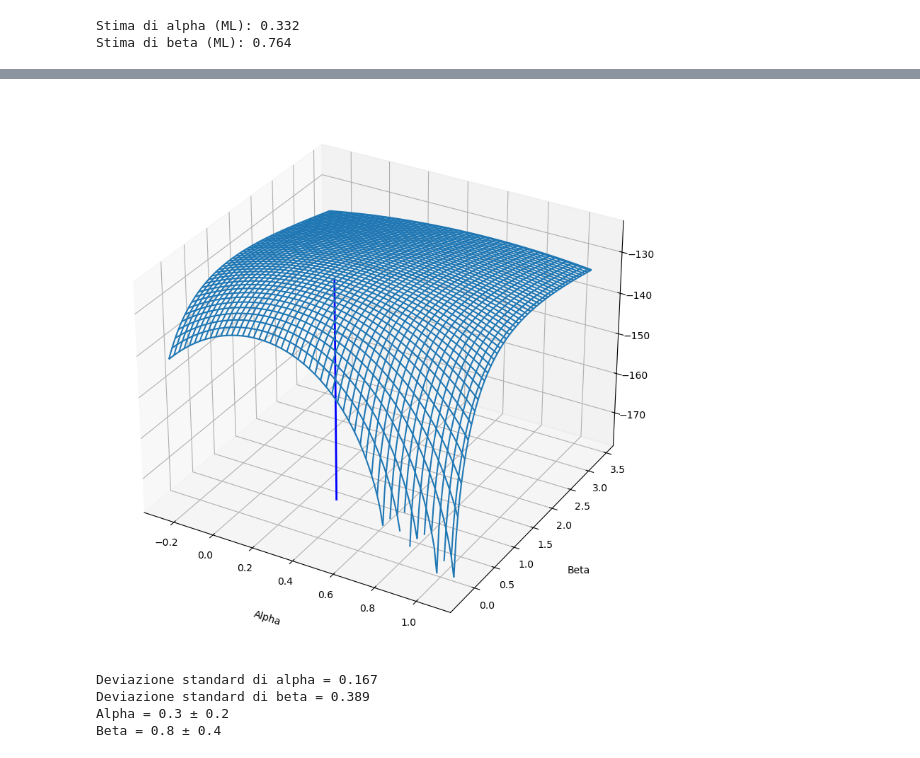
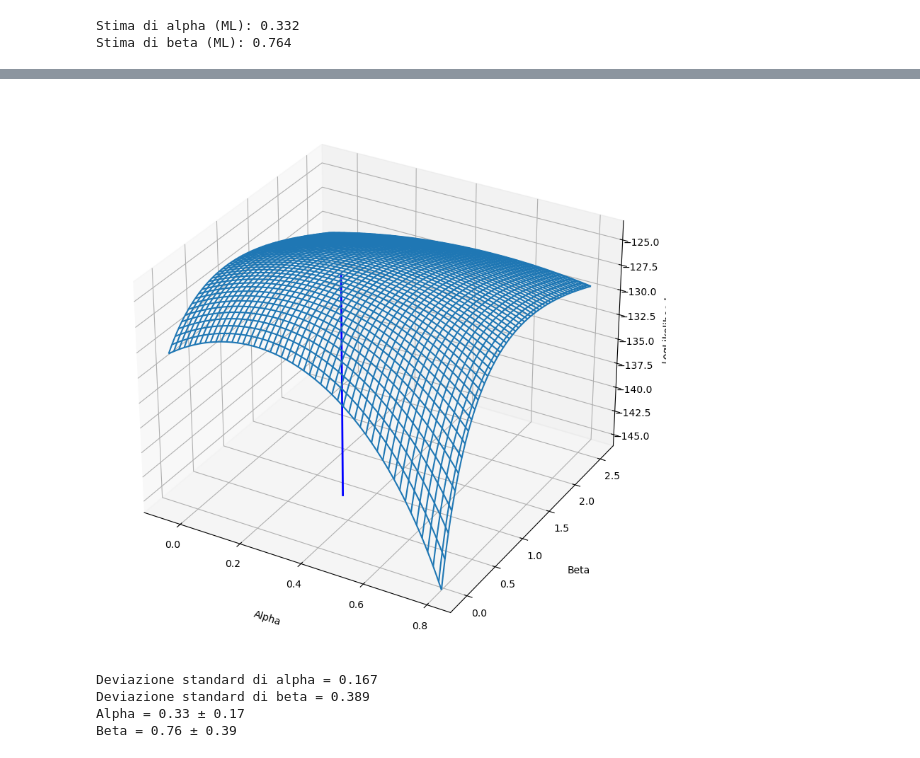
Before and after one commit to Zack9961/ExperimentalDataAnalysis-Projects, a Jupyter notebook: Progetto1_Maximum_Likelihood_with_two_parameters.ipynb, the cells around one changed output, grey strips where cells are left out. Cells and saved outputs as stored; diff of their text form; code cells hidden in the pictures.

```diff
--- a/Progetto1_Maximum_Likelihood_with_two_parameters.ipynb
+++ b/Progetto1_Maximum_Likelihood_with_two_parameters.ipynb
@@ -48,7 +48,7 @@ Stima di beta (ML): 0.764
 
 
 # Numero di prove e osservazioni
-N = 400000
+N = 300000
 nOss = 200
 
 rand_x = np.random.uniform(xmin,xmax,N)
@@ -70,8 +70,6 @@ for i in range(N):
   if(rand_y[i] < y[i]):
     accepted_x.append(rand_x[i])
     count = count + 1
-
-
 
 
 estimated_alpha_array_from_MC = []
@@ -125,16 +123,16 @@ print(f"Deviazione standard di alpha rispetto alle medie ricavate da MC = {np.sq
 print(f"Deviazione standard di beta rispetto alle medie ricavate da MC = {np.sqrt(var_beta_MC):.3f}")
 print(f"Deviazione standard di alpha rispetto al parametro iniziale = {np.sqrt(var_alpha):.3f}")
 print(f"Deviazione standard di beta rispetto al parametro iniziale = {np.sqrt(var_beta):.3f}")
-print(f"Alpha = {estimated_alpha:.1f} ± {np.sqrt(var_alpha):.1f}")
-print(f"Alpha = {estimated_beta:.1f} ± {np.sqrt(var_beta):.1f}")
+print(f"Alpha = {estimated_alpha:.2f} ± {np.sqrt(var_alpha):.2f}")
+print(f"Alpha = {estimated_beta:.2f} ± {np.sqrt(var_beta):.2f}")
 
 
 # Grafico della pdf della formula
 plt.hist(accepted_x,100,(-1,1), density=True)
 plt.show()
 # Grafico della distribuzione dei parametri
-plt.hist(estimated_alpha_array_from_MC,50,(-1,3), color = "red", density = True)
+plt.hist(estimated_alpha_array_from_MC,50,(-1,3.5), color = "red", density = True)
 plt.show()
-plt.hist(estimated_beta_array_from_MC,50,(-1,3), color = "blue", density = True)
+plt.hist(estimated_beta_array_from_MC,50,(-1,3.5), color = "blue", density = True)
 plt.show()
 # %% [output]
@@ -152,46 +150,47 @@ Alpha = 0.8 ± 0.4
 # %%
 # Grafico della ML
 
-# Funzione per il grafico
+# Funzione LogL per il grafico
 def LogLikelihoodForGrid(params,x):
   alpha, beta = params
   result = 0
   for i in range(len(x)):
-    result += (np.log(f(x[i],alpha,beta)))
+      result += (np.log(f(x[i],alpha,beta)))
   return result
 
 
 #prendo il massimo e il minimo dei parametri alpha e beta dalle simulazioni MC
 alpha_min = np.nanmin(estimated_alpha_array_from_MC)
 alpha_max = np.nanmax(estimated_alpha_array_from_MC)
 beta_min = np.nanmin(estimated_beta_array_from_MC)
 beta_max = np.nanmax(estimated_beta_array_from_MC)
-alpha = np.linspace(alpha_min,alpha_max,100)
-beta = np.linspace(beta_min,beta_max,100)
+# rimpicciolisco di poco il range per evitare valore <= 0 per il log
+alpha = np.linspace(alpha_min+0.1,alpha_max-0.1,100)
+beta = np.linspace(beta_min+0.1,beta_max-0.1,100)
 fig = plt.figure(figsize = (10,10))
 ax = plt.axes(projection='3d')
 
 Alpha,Beta = np.meshgrid(alpha,beta)
 params = Alpha,Beta
 Result = LogLikelihoodForGrid(params,x_from_data)
 ax.plot_wireframe(Alpha, Beta, Result)
 
 # Trova i valori più alto e più basso dell'asse z
 z_min = np.nanmin(Result.flatten())
 z_max = np.nanmax(Result.flatten())
 
 # Aggiungo una linea che parte dal punto in cui la funzione si massimizza e arriva fino in fondo lungo l'asse z
 z_line = np.linspace(z_min, z_min + (z_max-z_min), 100)
 x_line = estimated_alpha * np.ones(100)
 y_line = estimated_beta * np.ones(100)
 ax.plot(x_line, y_line, z_line, color='b', linewidth=2)
 
 ax.set_xlabel('Alpha', labelpad=20)
 ax.set_ylabel('Beta', labelpad=20)
-ax.set_zlabel('Result', labelpad= 10)
+ax.set_zlabel('LogLikelihood', labelpad= 10)
 plt.show()
 # %% [output]
-[figure, old version]
+[figure, new version]
 # %%
 # ML + RFC BOUND
 
@@ -230,10 +229,10 @@ var_beta_rcf = 1/-(d2_log_likelihood_beta_func(estimated_alpha,estimated_beta))
 # Qui stampiamo le deviazioni standard calcolandole dalla stima di alpha e beta fatta inizialmente con metodo ML
 print(f"Deviazione standard di alpha = {np.sqrt(var_alpha_rcf):.3f}")
 print(f"Deviazione standard di beta = {np.sqrt(var_beta_rcf):.3f}")
-print(f"Alpha = {estimated_alpha:.1f} ± {np.sqrt(var_alpha_rcf):.1f}")
-print(f"Beta = {estimated_beta:.1f} ± {np.sqrt(var_beta_rcf):.1f}")
+print(f"Alpha = {estimated_alpha:.2f} ± {np.sqrt(var_alpha_rcf):.2f}")
+print(f"Beta = {estimated_beta:.2f} ± {np.sqrt(var_beta_rcf):.2f}")
 # %% [output]
 Deviazione standard di alpha = 0.167
 Deviazione standard di beta = 0.389
-Alpha = 0.3 ± 0.2
-Beta = 0.8 ± 0.4
+Alpha = 0.33 ± 0.17
+Beta = 0.76 ± 0.39
```
Also changed, not shown: parts of 1 cell of this notebook.
